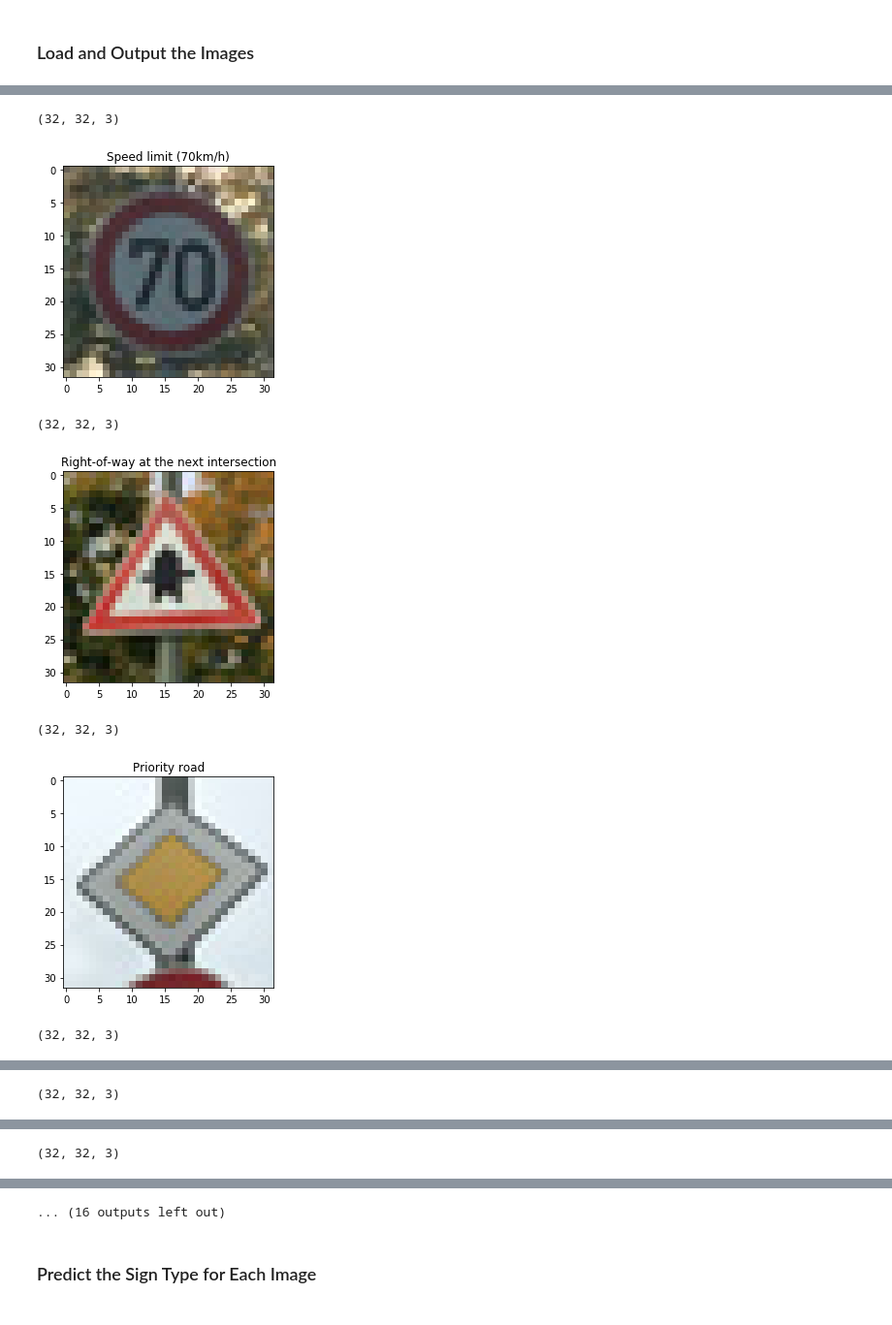
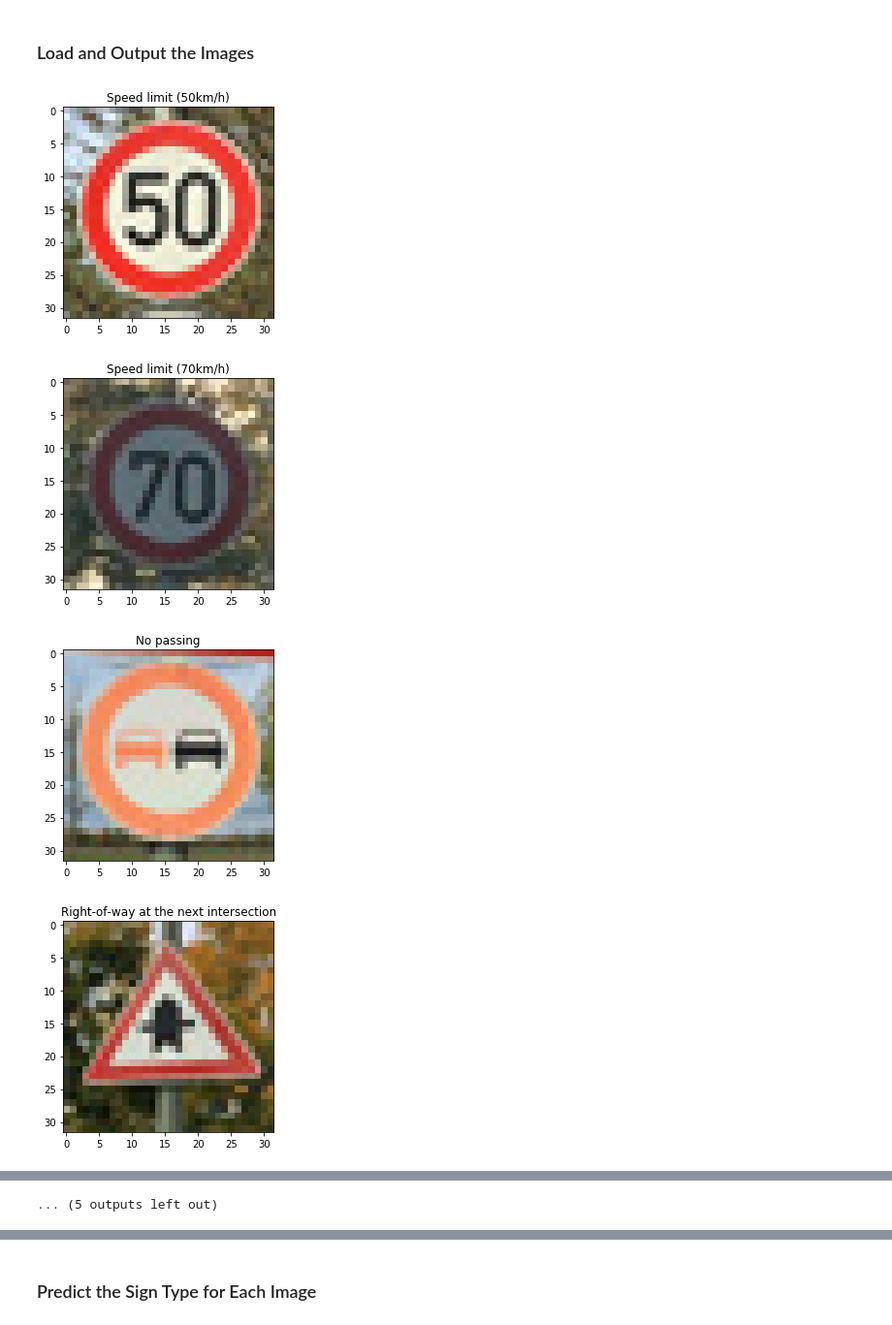
Before and after one commit to cazacov/CarND-Traffic-Sign-Classifier-Project, a Jupyter notebook: Traffic_Sign_Classifier.ipynb, the cells around one changed output, grey strips where cells are left out. Shown: that part at 97% size. Drawn from its saved outputs; the diff is of its cells as text; code cells hidden in the pictures.

```diff
--- a/Traffic_Sign_Classifier.ipynb
+++ b/Traffic_Sign_Classifier.ipynb
@@ -414,27 +415,29 @@ You may find `signnames.csv` useful as it contains mappings from the class id (i
 # %%
 ### Load the images and plot them here.
 ### Feel free to use as many code cells as needed.
 import matplotlib.pyplot as plt
 import matplotlib.image as mpimg
 import numpy as np
 import cv2
 %matplotlib inline
 
-imagelist = [['4.jpg', 4], ['11.jpg', 11], ['12.jpg', 12], ['13.jpg', 13], ['14.jpg', 14], ['17.jpg', 17], ['18.jpg', 18],
-            ['25.jpg', 25], ['26.jpg', 26], ['28.jpg', 28], ['29.jpg', 29], ['33.jpg', 33], ['38.jpg', 38], ['40.jpg', 40]]
+imagelist = [['2.jpg', 2], ['4.jpg', 4], ['9.jpg', 9], ['11.jpg', 11], ['12.jpg', 12], ['13.jpg', 13], ['14.jpg', 14], ['17.jpg', 17], ['18.jpg', 18],
+            ['25.jpg', 25], ['26.jpg', 26], ['28.jpg', 28], ['29.jpg', 29], ['33.jpg', 33], ['38.jpg', 38], ['40.jpg', 40], ['41.jpg', 41]]
 
 index = 0
-testimages = np.empty((len(imagelist), 32, 32, 3), dtype = np.uint8)
-testlabels = np.empty(len(imagelist), dtype = np.int32)
+real_images = np.empty((len(imagelist), 32, 32, 3), dtype = np.uint8)
+real_labels = np.empty(len(imagelist), dtype = np.int32)
 
 for filename, label in imagelist:
     image = mpimg.imread('./sample-signs/' + filename)
-    print(image.shape)
-
     plt.imshow(image)
     plt.title(label_names[label])
     plt.show()
-    testimages[index,:,:,:] = image
-    testlabels[index] = label
+    real_images[index,:,:,:] = image
+    real_labels[index] = label
     index += 1
 # %% [output]
+[figure, new version]
+[figure, new version]
+[figure, new version]
+[figure, new version]
@@ -441,7 +452 @@ for filename, label in imagelist:
-(32, 32, 3)
+... (5 outputs left out)
-[figure, old version]
-(32, 32, 3)
-[figure, old version]
-(32, 32, 3)
-[figure, old version]
-(32, 32, 3)
@@ -449 +452,0 @@ for filename, label in imagelist:
-(32, 32, 3)
@@ -451 +452,0 @@ for filename, label in imagelist:
-(32, 32, 3)
@@ -453,4 +453,3 @@ for filename, label in imagelist:
-... (16 outputs left out)
 # %% [markdown]
 ### Predict the Sign Type for Each Image
 # %%
```
Also changed, not shown: parts of 9 cells of this notebook.
